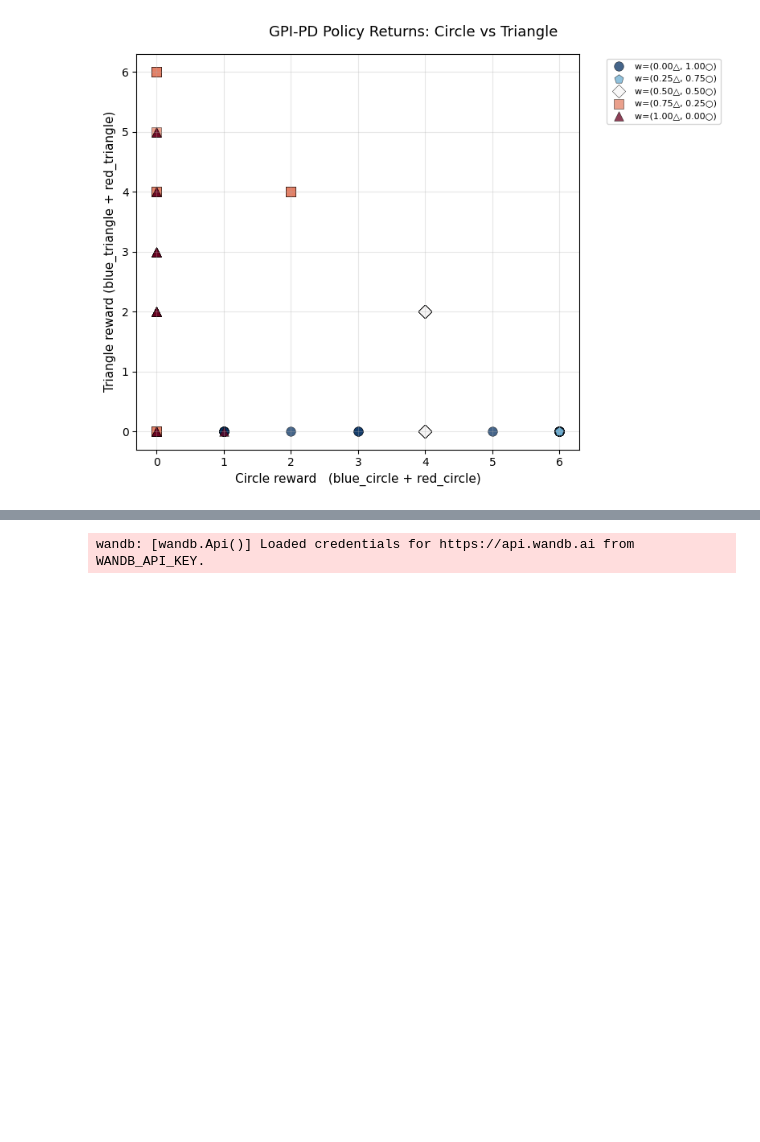
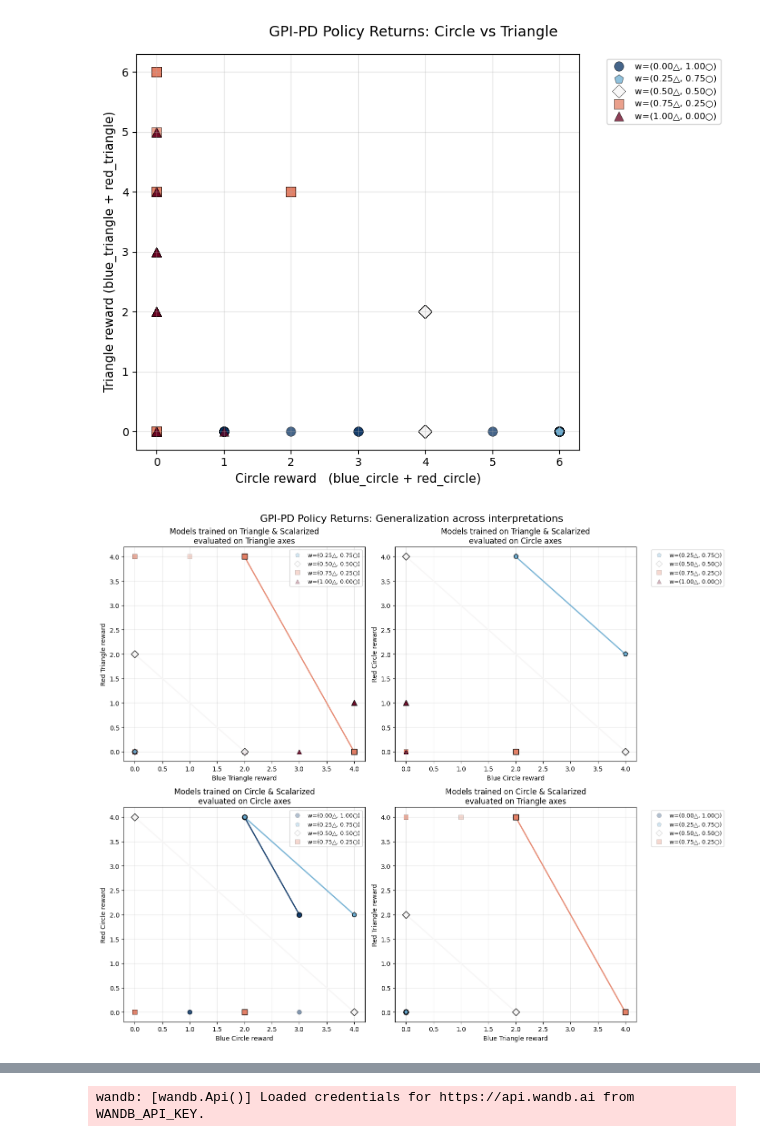
Before and after one commit to kristofsandor/essentially-contested-morl, a Jupyter notebook: eval_returns/plot_returns.ipynb, the cells around one changed output, grey strips where cells are left out. Cells and saved outputs as stored; diff of their text form; code cells hidden in the pictures; blank space fills up the shorter version.

```diff
--- a/eval_returns/plot_returns.ipynb
+++ b/eval_returns/plot_returns.ipynb
@@ -119,12 +121,12 @@ def weight_to_marker(triangle_weight, all_triangle_weights):
 # Load all CSV files
 # ---------------------------------------------------------------------------
 
-csv_pattern = os.path.join('eval_returns', 'eval_returns_my-four-room-*.csv')
+csv_pattern = os.path.join('results/data/gpi-pd_four_room_data', 'eval_returns_my-four-room-*.csv')
 csv_files = sorted(glob.glob(csv_pattern))
 
-if not csv_files:
-    # Fallback: notebook is run from inside eval_returns/
-    csv_files = sorted(glob.glob('eval_returns_my-four-room*.csv'))
+# if not csv_files:
+#     # Fallback: notebook is run from inside eval_returns/
+#     csv_files = sorted(glob.glob('eval_returns_my-four-room*.csv'))
 
 print(f'Found {len(csv_files)} CSV file(s):')
 for f in csv_files:
@@ -220,3 +222,95 @@ plt.show()
 # %% [output]
 [figure]
 [figure]
+# %%
+# ---------------------------------------------------------------------------
+# Four scatter plots with connected Pareto fronts
+# ---------------------------------------------------------------------------
+from morl_baselines.common.pareto import filter_pareto_dominated
+
+fig, axs = plt.subplots(2, 2, figsize=(14, 12))
+fig.suptitle('GPI-PD Policy Returns: Generalization across interpretations', fontsize=16)
+
+def plot_with_pareto(ax, x_vals, y_vals, marker, color, label):
+    # Scatter all points with lower opacity
+    ax.scatter(x_vals, y_vals, marker=marker, color=[color], label=label,
+               s=50, alpha=0.3, edgecolors='k', linewidths=0.4)
+
+    # Calculate Pareto front for this model's evaluations
+    points = np.column_stack((x_vals, y_vals))
+    front_list = list(filter_pareto_dominated(points))
+    if front_list:
+        front = np.array(front_list, dtype=np.float32)
+        # Sort by x for line plotting
+        front = front[np.argsort(front[:, 0])]
+        # Plot the pareto front dots and connect them
+        ax.plot(front[:, 0], front[:, 1], marker=marker, color=color, alpha=0.9, linewidth=2, markersize=8, markeredgecolor='k')
+
+for i, d in enumerate(datasets):
+    df_d = d['df']
+    marker = d['marker']
+    label  = d['label']
+    color  = colors[i]
+    tw = d['triangle_weight']
+
+    blue_triangle = df_d['avg_vec_return_0'].values
+    red_triangle  = df_d['avg_vec_return_2'].values
+
+    blue_circle = df_d['avg_vec_return_1'].values
+    red_circle  = df_d['avg_vec_return_3'].values
+
+    # --- Top Row: Models trained on Triangle and Scalarized (tw > 0.0) ---
+    if tw > 0.0:
+        # Top Left: evaluated on Triangle axes
+        plot_with_pareto(axs[0, 0], blue_triangle, red_triangle, marker, color, label)
+        # Top Right: evaluated on Circle axes
+        plot_with_pareto(axs[0, 1], blue_circle, red_circle, marker, color, label)
+
+    # --- Bottom Row: Models trained on Circle and Scalarized (tw < 1.0) ---
+    if tw < 1.0:
+        # Bottom Left: evaluated on Circle axes
+        plot_with_pareto(axs[1, 0], blue_circle, red_circle, marker, color, label)
+        # Bottom Right: evaluated on Triangle axes
+        plot_with_pareto(axs[1, 1], blue_triangle, red_triangle, marker, color, label)
+
+# --- Axis labels & styling ---
+axs[0, 0].set_title('Models trained on Triangle & Scalarized\nevaluated on Triangle axes')
+axs[0, 0].set_xlabel('Blue Triangle reward')
+axs[0, 0].set_ylabel('Red Triangle reward')
+axs[0, 0].set_xlim(-0.2, 4.2)
+axs[0, 0].set_ylim(-0.2, 4.2)
+axs[0, 0].legend(fontsize=9)
+axs[0, 0].grid(True, alpha=0.3)
+
+axs[0, 1].set_title('Models trained on Triangle & Scalarized\nevaluated on Circle axes')
+axs[0, 1].set_xlabel('Blue Circle reward')
+axs[0, 1].set_ylabel('Red Circle reward')
+axs[0, 1].set_xlim(-0.2, 4.2)
+axs[0, 1].set_ylim(-0.2, 4.2)
+axs[0, 1].legend(fontsize=9, bbox_to_anchor=(1.05, 1), loc='upper left')
+axs[0, 1].grid(True, alpha=0.3)
+
+axs[1, 0].set_title('Models trained on Circle & Scalarized\nevaluated on Circle axes')
+axs[1, 0].set_xlabel('Blue Circle reward')
+axs[1, 0].set_ylabel('Red Circle reward')
+axs[1, 0].set_xlim(-0.2, 4.2)
+axs[1, 0].set_ylim(-0.2, 4.2)
+axs[1, 0].legend(fontsize=9)
+axs[1, 0].grid(True, alpha=0.3)
+
+axs[1, 1].set_title('Models trained on Circle & Scalarized\nevaluated on Triangle axes')
+axs[1, 1].set_xlabel('Blue Triangle reward')
+axs[1, 1].set_ylabel('Red Triangle reward')
+axs[1, 1].set_xlim(-0.2, 4.2)
+axs[1, 1].set_ylim(-0.2, 4.2)
+axs[1, 1].legend(fontsize=9, bbox_to_anchor=(1.05, 1), loc='upper left')
+axs[1, 1].grid(True, alpha=0.3)
+
+plt.tight_layout()
+# Adjust top margin so the suptitle doesn't overlap
+plt.subplots_adjust(top=0.92)
+plt.savefig(os.path.join('results/figures', 'policy_returns_generalization_4_plots.png'), dpi=150, bbox_inches='tight')
+
+plt.show()
+# %% [output]
+[figure, added]
```
Also changed, not shown: parts of 3 cells of this notebook, 14 other files.
